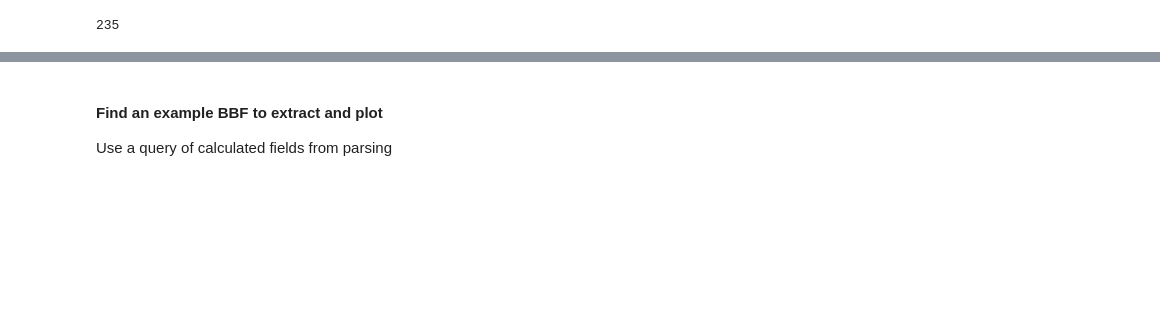
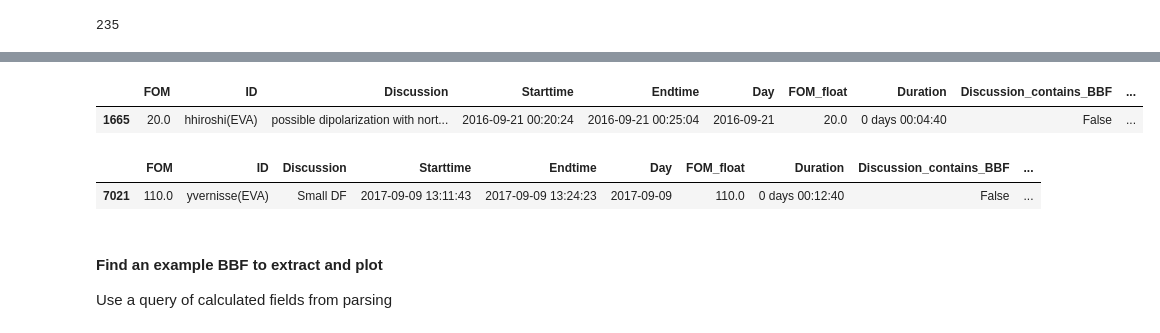
Before and after one commit to heliohackweek/mms_data_hunt, a Jupyter notebook: memes/example_sitl_read.ipynb, the cells around one changed output, grey strips where cells are left out. Cells and saved outputs as stored; diff of their text form; code cells hidden in the pictures; blank space fills up the shorter version.

```diff
--- a/memes/example_sitl_read.ipynb
+++ b/memes/example_sitl_read.ipynb
@@ -125,0 +171,7 @@ len(reports_df.query('Discussion_contains_uncertainty == False & Discussion_cont
+# %%
+DF_2016_reports_df = reports_df[reports_df.Day.str.contains('2016') == True].query('Discussion_contains_DF == True')
+# %%
+DF_2016_reports_df.tail(1)
+# %% [output]
+|  | FOM | ID | Discussion | Starttime | Endtime | Day | FOM_float | Duration | Discussion_contains_BBF | ... |
+| 1665 | 20.0 | hhiroshi(EVA) | possible dipolarization with nort... | 2016-09-21 00:20:24 | 2016-09-21 00:25:04 | 2016-09-21 | 20.0 | 0 days 00:04:40 | False | ... |
@@ -125,0 +183,5 @@ len(reports_df.query('Discussion_contains_uncertainty == False & Discussion_cont
+# %%
+DF_2017_reports_df.tail(1)
+# %% [output]
+|  | FOM | ID | Discussion | Starttime | Endtime | Day | FOM_float | Duration | Discussion_contains_BBF | ... |
+| 7021 | 110.0 | yvernisse(EVA) | Small DF | 2017-09-09 13:11:43 | 2017-09-09 13:24:23 | 2017-09-09 | 110.0 | 0 days 00:12:40 | False | ... |
```
Also changed, not shown: parts of 12 cells of this notebook.
